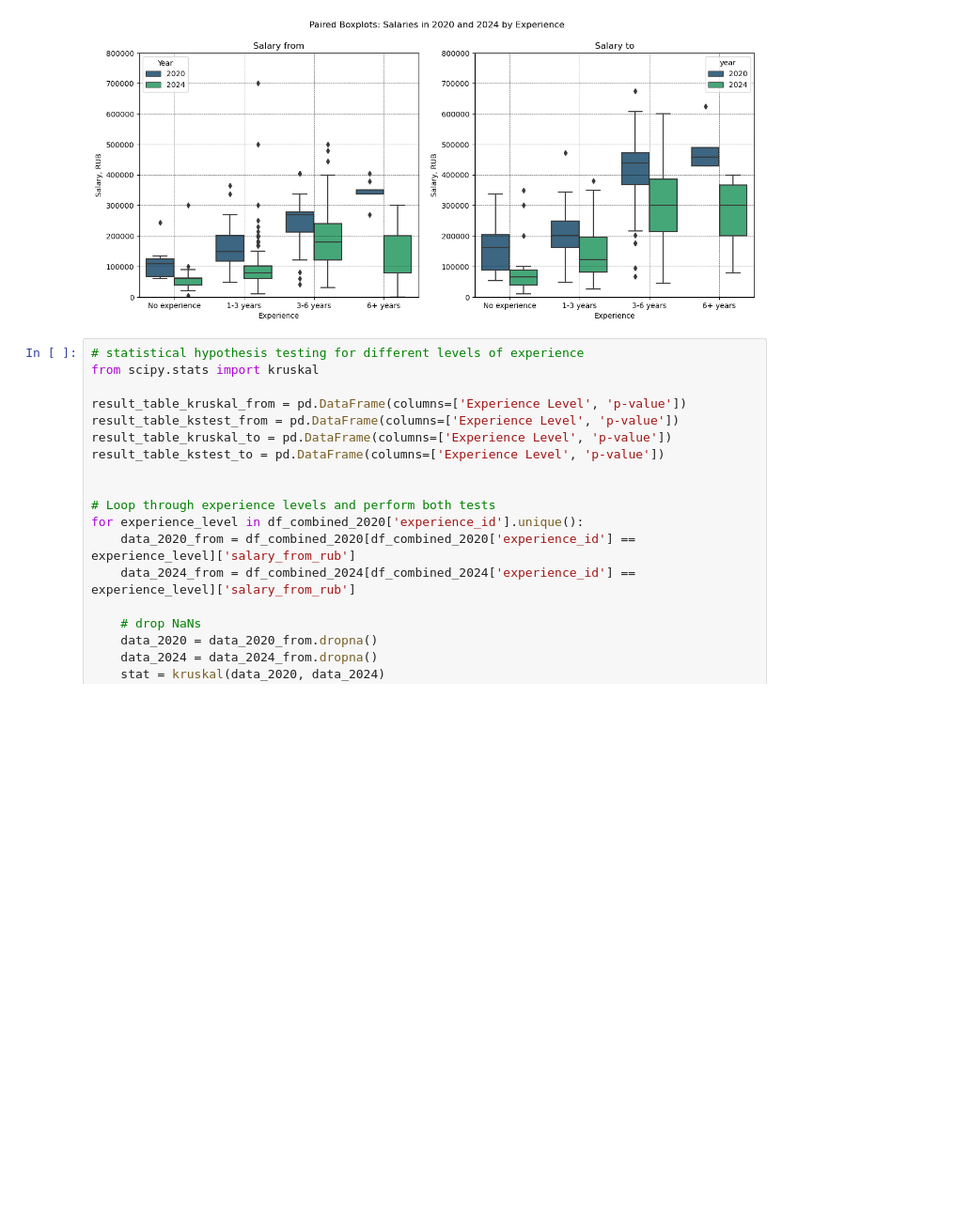
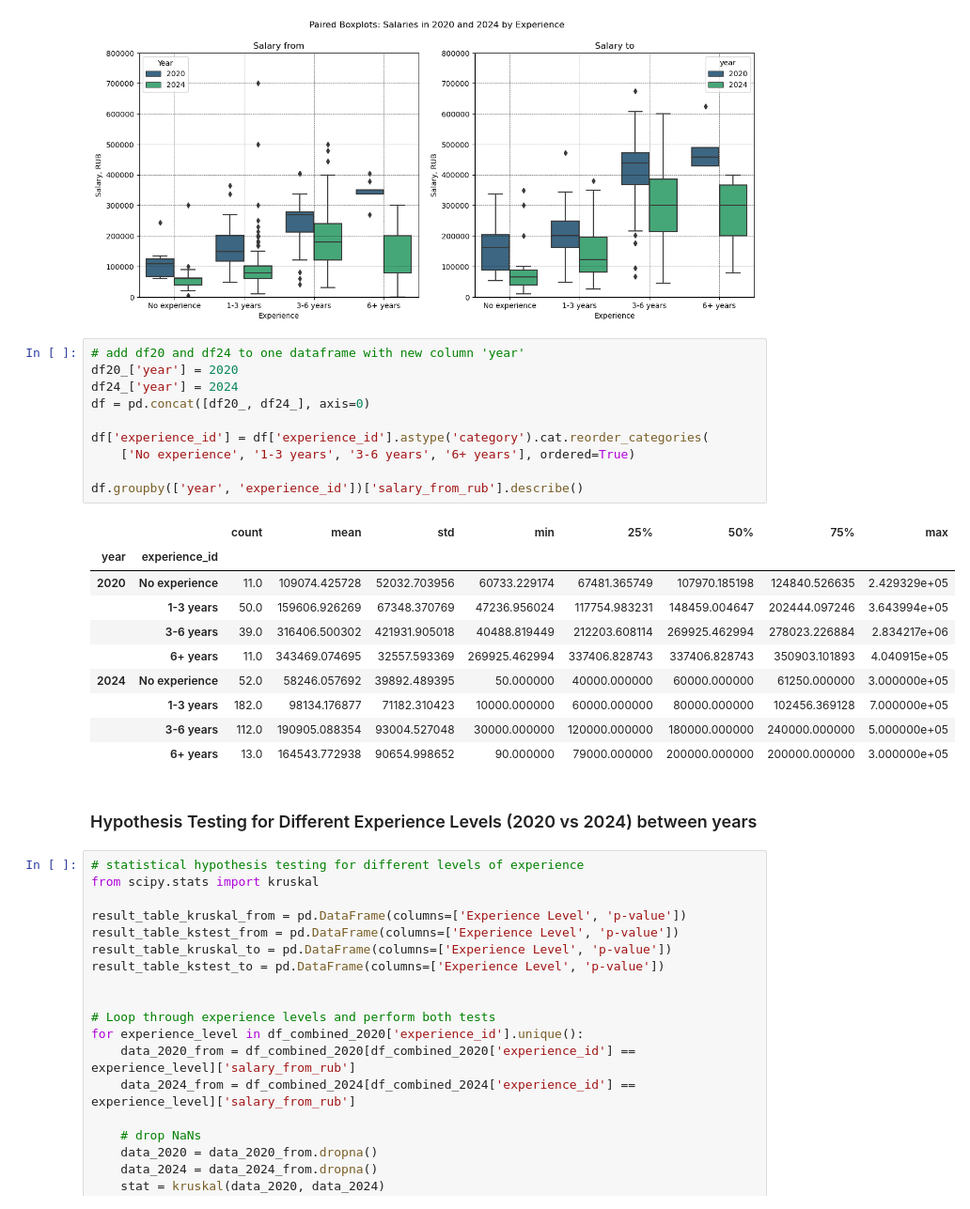
Before and after one commit to sashhhaka/HH-VacancyAnalysis, a Jupyter notebook: exploring.ipynb, the cells around one changed output. Shown at 94% size. Cells and saved outputs as stored; diff of their text form; blank space fills up the shorter version.

```diff
--- a/exploring.ipynb
+++ b/exploring.ipynb
@@ -419,6 +403,29 @@ ax[1].set_xlabel('Experience')
 plt.show()
 # %% [output]
 [figure]
+# %%
+# add df20 and df24 to one dataframe with new column 'year'
+df20_['year'] = 2020
+df24_['year'] = 2024
+df = pd.concat([df20_, df24_], axis=0)
+
+df['experience_id'] = df['experience_id'].astype('category').cat.reorder_categories(
+    ['No experience', '1-3 years', '3-6 years', '6+ years'], ordered=True)
+
+df.groupby(['year', 'experience_id'])['salary_from_rub'].describe()
+# %% [output]
+|  |  | count | mean | std | min | 25% | 50% | 75% | max |
+| year | experience_id |  |  |  |  |  |  |  |  |
+| 2020 | No experience | 11.0 | 109074.425728 | 52032.703956 | 60733.229174 | 67481.365749 | 107970.185198 | 124840.526635 | 2.429329e+05 |
+|  | 1-3 years | 50.0 | 159606.926269 | 67348.370769 | 47236.956024 | 117754.983231 | 148459.004647 | 202444.097246 | 3.643994e+05 |
+|  | 3-6 years | 39.0 | 316406.500302 | 421931.905018 | 40488.819449 | 212203.608114 | 269925.462994 | 278023.226884 | 2.834217e+06 |
+|  | 6+ years | 11.0 | 343469.074695 | 32557.593369 | 269925.462994 | 337406.828743 | 337406.828743 | 350903.101893 | 4.040915e+05 |
+| 2024 | No experience | 52.0 | 58246.057692 | 39892.489395 | 50.000000 | 40000.000000 | 60000.000000 | 61250.000000 | 3.000000e+05 |
+|  | 1-3 years | 182.0 | 98134.176877 | 71182.310423 | 10000.000000 | 60000.000000 | 80000.000000 | 102456.369128 | 7.000000e+05 |
+|  | 3-6 years | 112.0 | 190905.088354 | 93004.527048 | 30000.000000 | 120000.000000 | 180000.000000 | 240000.000000 | 5.000000e+05 |
+|  | 6+ years | 13.0 | 164543.772938 | 90654.998652 | 90.000000 | 79000.000000 | 200000.000000 | 200000.000000 | 3.000000e+05 |
+# %% [markdown]
+### Hypothesis Testing for Different Experience Levels (2020 vs 2024) between years
 # %%
 # statistical hypothesis testing for different levels of experience
 from scipy.stats import kruskal
```
Also changed, not shown: parts of 25 cells of this notebook, 2 other files.
